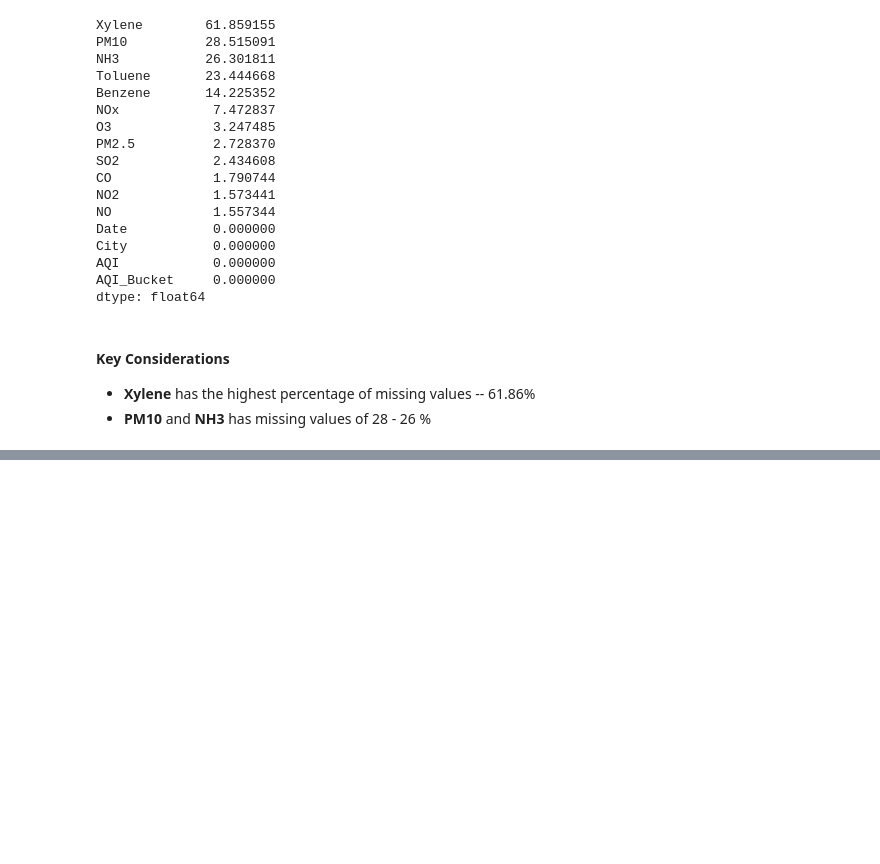
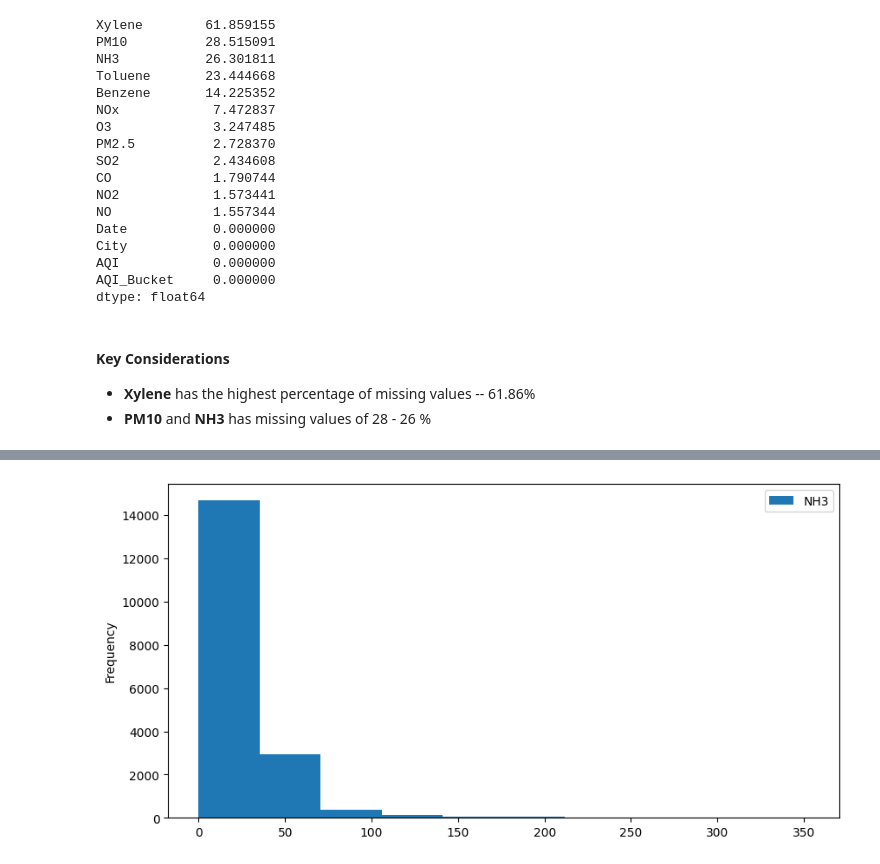
Before and after one commit to 20R01A66E3/Air-Quality-Index-Prediction-AICTE, a Jupyter notebook: AQI Prediction Model.ipynb, the cells around one changed output, grey strips where cells are left out. Saved outputs shown, nothing was run; the diff lists cells and outputs as text; code cells hidden in the pictures; blank space fills up the shorter version.

```diff
--- a/AQI Prediction Model.ipynb
+++ b/AQI Prediction Model.ipynb
@@ -160,0 +177,6 @@ dtype: float64
+# %%
+data_frame['NH3'].plot(kind='hist', figsize=(10,5))
+plt.legend()
+plt.show()
+# %% [output]
+[figure, added]
```
Also changed, not shown: parts of 41 cells of this notebook.
